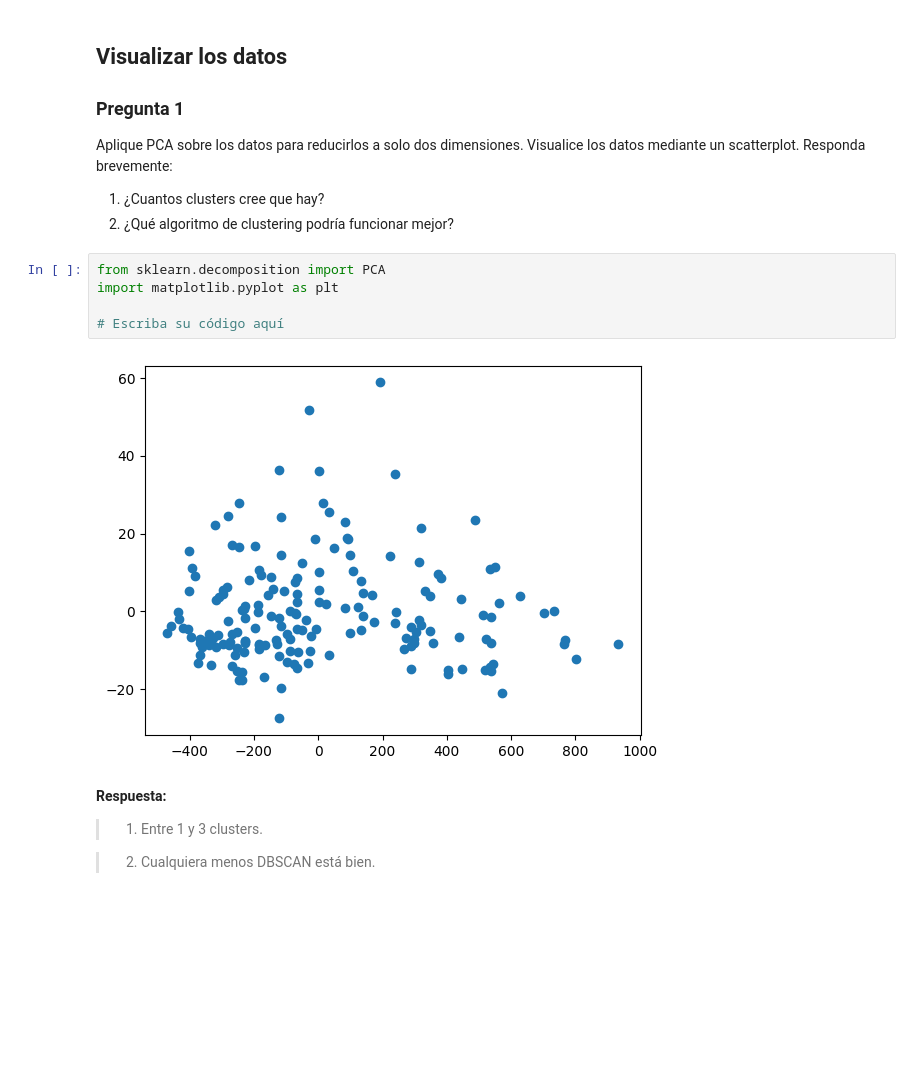
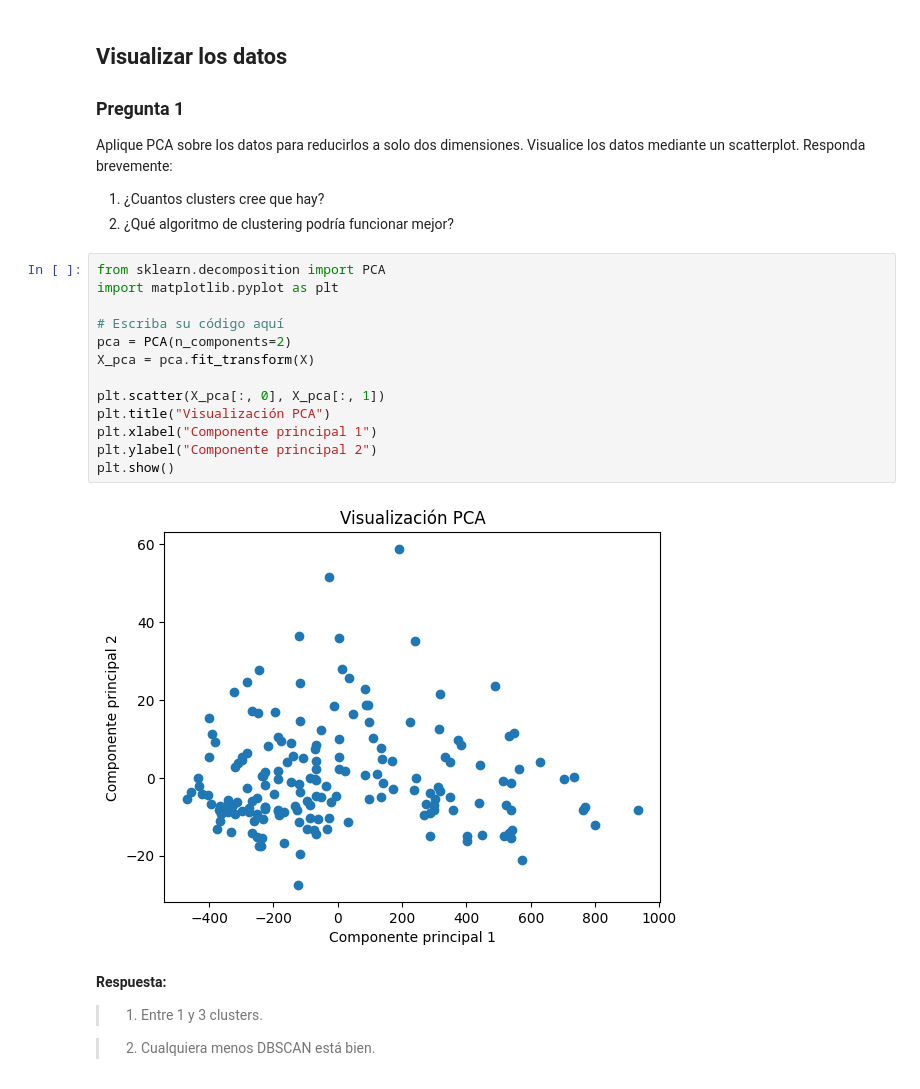
Before and after one commit to BnjmnNicholas/CC5205-Mineria_de_Datos_Labs, a Jupyter notebook: Lab_5/lab_5.ipynb, the cells around one changed output. Drawn from its saved outputs; the diff is of its cells as text; blank space fills up the shorter version.

```diff
--- a/Lab_5/lab_5.ipynb
+++ b/Lab_5/lab_5.ipynb
@@ -63,10 +51,18 @@ Responda brevemente:
 # %%
 from sklearn.decomposition import PCA
 import matplotlib.pyplot as plt
 
 # Escriba su código aquí
+pca = PCA(n_components=2)
+X_pca = pca.fit_transform(X)
+
+plt.scatter(X_pca[:, 0], X_pca[:, 1])
+plt.title("Visualización PCA")
+plt.xlabel("Componente principal 1")
+plt.ylabel("Componente principal 2")
+plt.show()
 # %% [output]
-[figure, old version]
+[figure, new version]
 # %% [markdown]
 **Respuesta:**
 
```
Also changed, not shown: parts of 9 cells of this notebook.
